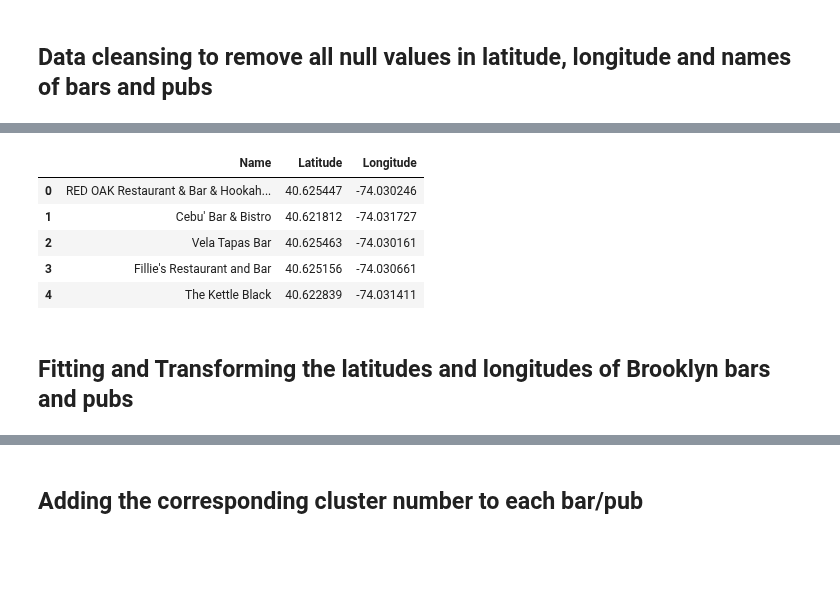
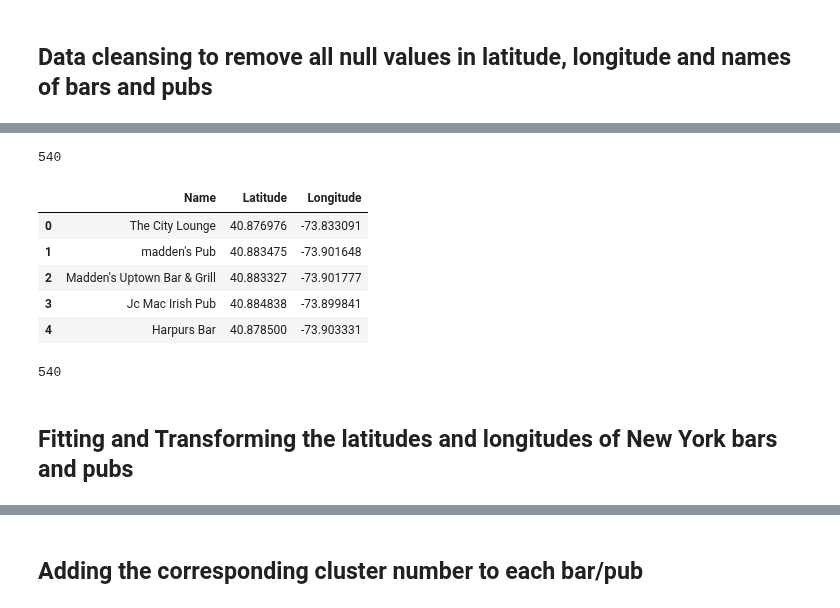
Before and after one commit to merrymelgeorge/Coursera--project, a Jupyter notebook: Capstone Project.ipynb, the cells around one changed output, grey strips where cells are left out. Saved outputs shown, nothing was run; the diff lists cells and outputs as text; code cells hidden in the pictures; blank space fills up the shorter version.

```diff
--- a/Capstone Project.ipynb
+++ b/Capstone Project.ipynb
@@ -51,7 +53,7 @@ with open ('newyork_data.json') as json_data:
 column_names = ['Borough', 'Neighborhood', 'Latitude', 'Longitude']
 
 # instantiate the dataframe
-neighbourhoods = pd.DataFrame(columns=column_names)
+newyork = pd.DataFrame(columns=column_names)
 # %%
 neighbourhoods_data = nydata['features']
 # %%
@@ -63,7 +65,7 @@ for data in neighbourhoods_data:
     neighborhood_lat = neighborhood_latlon[1]
     neighborhood_lon = neighborhood_latlon[0]
 
-    neighbourhoods = neighbourhoods.append({'Borough': borough,
+    newyork = newyork.append({'Borough': borough,
                                           'Neighborhood': neighborhood_name,
                                           'Latitude': neighborhood_lat,
                                           'Longitude': neighborhood_lon}, ignore_index=True)
@@ -124,18 +109,22 @@ CLIENT_SECRET:
 # %%
-n = brooklyn_data["Neighborhood"].count()
-brookbarpub = pd.DataFrame()
+n = newyork["Neighborhood"].count()
+nybarpub = pd.DataFrame()
 for i in range(0,n):
-    lat = brooklyn_data.loc[i, "Latitude"]
-    lng = brooklyn_data.loc[i, "Longitude"]
+    lat = newyork.loc[i, "Latitude"]
+    lng = newyork.loc[i, "Longitude"]
     radius = 500
     LIMIT = 100
     search_query = "%bar%pub%"
     url = 'https://api.foursquare.com/v2/venues/search?client_id={}&client_secret={}&ll={},{}&v={}&query={}&radius={}&limit={}'.format(CLIENT_ID, CLIENT_SECRET, lat, lng, VERSION, search_query, radius, LIMIT)
     results = requests.get(url).json()
-    sq = results['response']['venues']
-    nearby_sq = json_normalize(sq)
-    barpub = pd.DataFrame(nearby_sq)
-    brookbarpub = brookbarpub.append(barpub, sort = True)
-
-brookbarpub.count()
+    n = (pd.DataFrame(results['response'])).count()['venues']
+    jq = pd.DataFrame()
+    for k in range(0,n):
+        if ((results['response']['venues'][k]['categories']) != []):
+            if ((results['response']['venues'][k]['categories'][0]['shortName']) in ('Bar','Pub','Nightclub')):
+                nq = pd.DataFrame(json_normalize((results['response']['venues'][k])))
+                jq = jq.append(nq, sort=True)
+    nybarpub = nybarpub.append(jq, sort = True)
+nybarpub = nybarpub.reset_index(drop=True)
+nybarpub['name'].count()
 # %% [output]
@@ -172,13 +143,23 @@ brookbarpub.head()
+# %%
+nybarpub = nybarpub.dropna(subset = ['name','location.lat','location.lng'])
+nybarpub = nybarpub.drop_duplicates(subset = ['name','location.lat','location.lng'], keep='first')
+nybarpub['name'].count()
+# %% [output]
+540
 # %%
 columns = ['Name', 'Latitude', 'Longitude']
-brookbarpubdata = pd.DataFrame()
-brookbarpubdata[columns] = brookbarpub[['name','location.lat','location.lng']].reset_index(drop = True)
-brookbarpubdata.head()
+nybarpubdata = pd.DataFrame()
+nybarpubdata[columns] = nybarpub[['name','location.lat','location.lng']].reset_index(drop = True)
+nybarpubdata.head()
 # %% [output]
 |  | Name | Latitude | Longitude |
-| 0 | RED OAK Restaurant & Bar & Hookah... | 40.625447 | -74.030246 |
-| 1 | Cebu' Bar & Bistro | 40.621812 | -74.031727 |
-| 2 | Vela Tapas Bar | 40.625463 | -74.030161 |
-| 3 | Fillie's Restaurant and Bar | 40.625156 | -74.030661 |
-| 4 | The Kettle Black | 40.622839 | -74.031411 |
+| 0 | The City Lounge | 40.876976 | -73.833091 |
+| 1 | madden's Pub | 40.883475 | -73.901648 |
+| 2 | Madden's Uptown Bar & Grill | 40.883327 | -73.901777 |
+| 3 | Jc Mac Irish Pub | 40.884838 | -73.899841 |
+| 4 | Harpurs Bar | 40.878500 | -73.903331 |
+# %%
+nybarpubdata['Name'].count()
+# %% [output]
+540
 # %%
@@ -186,5 +167,5 @@ x = brookbarpubdata[['Latitude','Longitude']]
 # %% [markdown]
-## Fitting and Transforming the latitudes and longitudes of Brooklyn bars and pubs
+## Fitting and Transforming the latitudes and longitudes of New York bars and pubs
 # %%
 from sklearn.preprocessing import StandardScaler
 
```
Also changed, not shown: parts of 26 cells of this notebook.
